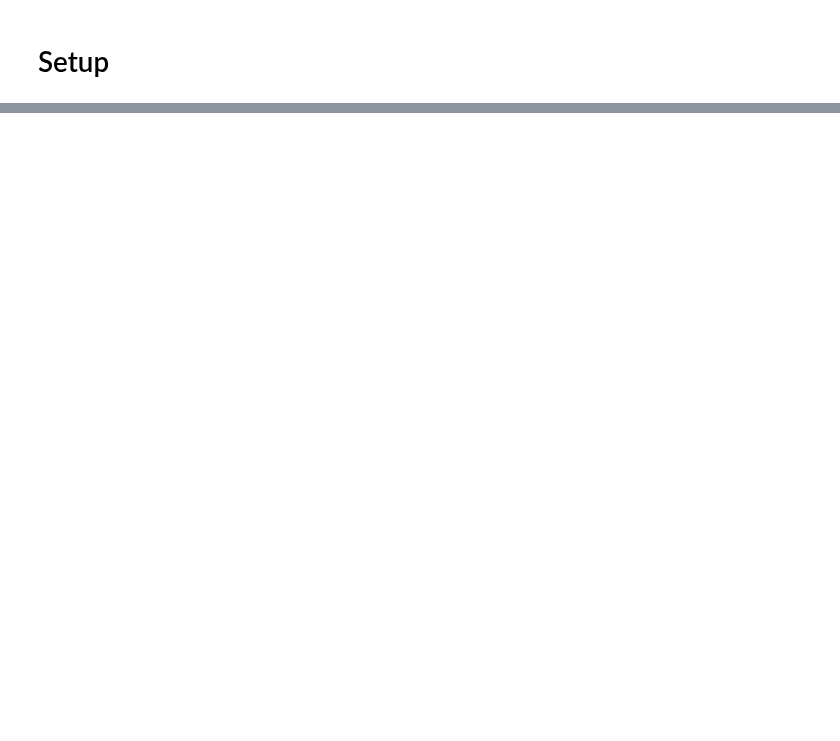
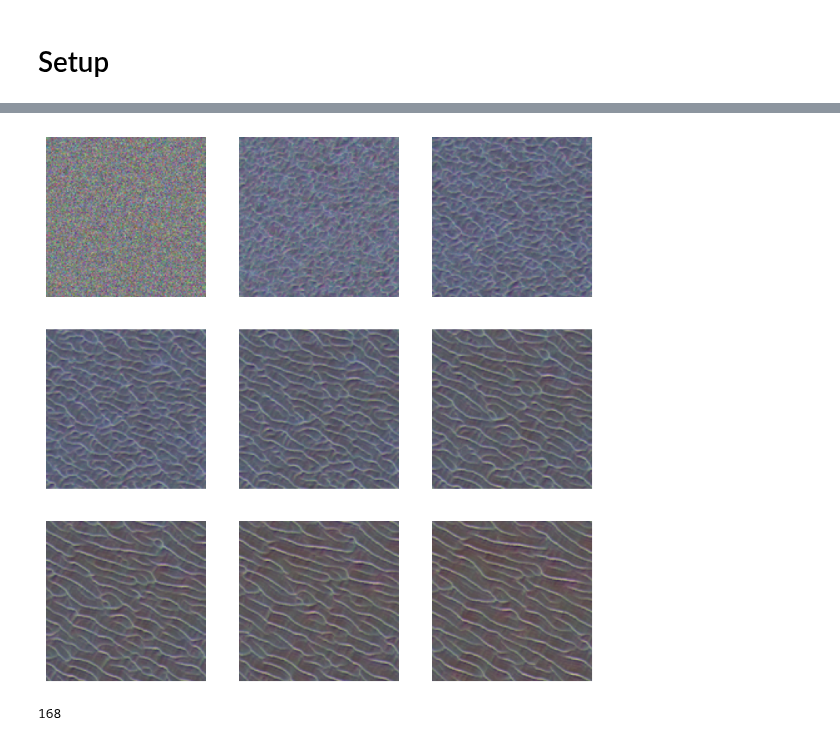
Before and after one commit to fastai/course22p2, a Jupyter notebook: nbs/17B_NCA.ipynb, the cells around one changed output, grey strips where cells are left out. Saved outputs shown, nothing was run; the diff lists cells and outputs as text; code cells hidden in the pictures; blank space fills up the shorter version.

```diff
--- a/nbs/17B_NCA.ipynb
+++ b/nbs/17B_NCA.ipynb
@@ -69,0 +79,2 @@ with torch.no_grad():
+# %%
+def make_grids(n, sz=128): return torch.zeros(n, num_channels, sz, sz).to(def_device)
@@ -69,0 +126,19 @@ with torch.no_grad():
+# %%
+class SimpleCA(nn.Module):
+    def __init__(self, zero_w2=True):
+        super().__init__()
+        self.w1 = nn.Conv2d(4*4, hidden_n, 1)
+        self.relu = nn.ReLU()
+        self.w2 = nn.Conv2d(hidden_n, 4, 1, bias=False)
+        if zero_w2: self.w2.weight.data.zero_()
+
+
+    def forward(self, x, update_rate=0.5):
+        y = perchannel_conv(x, filters) # Apply the filters
+        y = self.w2(self.relu(self.w1(y))) # pass the result through our 'brain'
+        b, c, h, w = y.shape
+        update_mask = (torch.rand(b, 1, h, w).to(x.device)+update_rate).floor() # Random update
+        return x+y*update_mask
+
+    def to_rgb(self, x):
+        return x[...,:3,:,:]+0.5
@@ -227,0 +243,14 @@ HTML(model.to_html())
+# %%
+# Apply a numbe of times to a random initial starting grid:
+images = []
+x = torch.randn(1, 4, 128, 128).to(def_device) * 0.1
+for i in range(900):
+    x = model(x)
+    if i%100==0: images.append(model.to_rgb(x)[0].clip(0, 1))
+show_images(images)
+# %% [output]
+[figure, added]
+# %%
+sum(p.numel() for p in model.parameters()) # !!
+# %% [output]
+168
```
Also changed, not shown: parts of 26 cells of this notebook, 2 other files.
